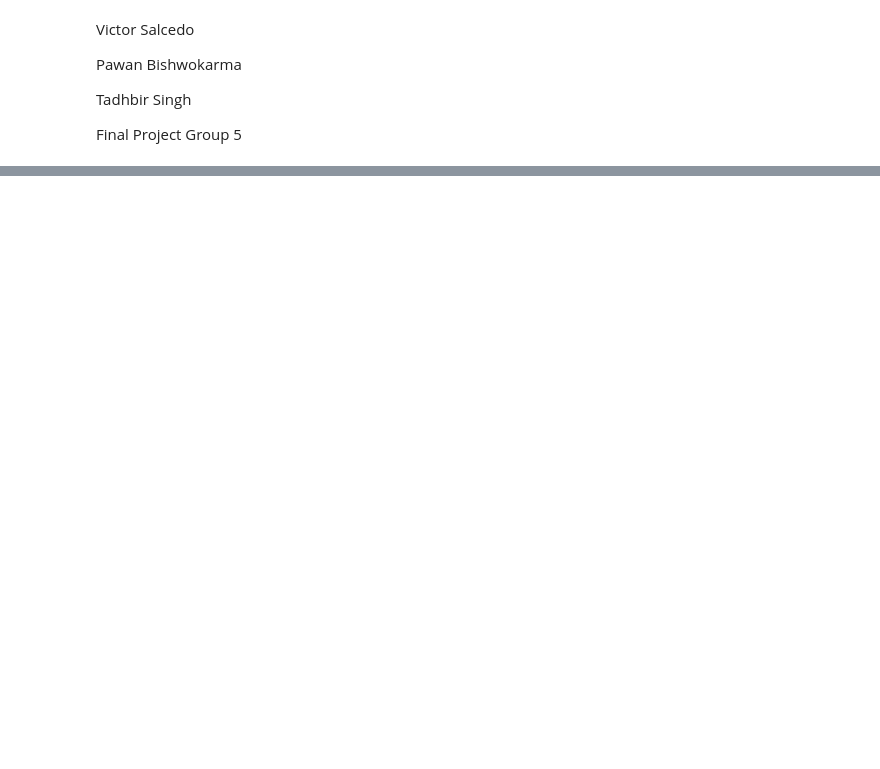
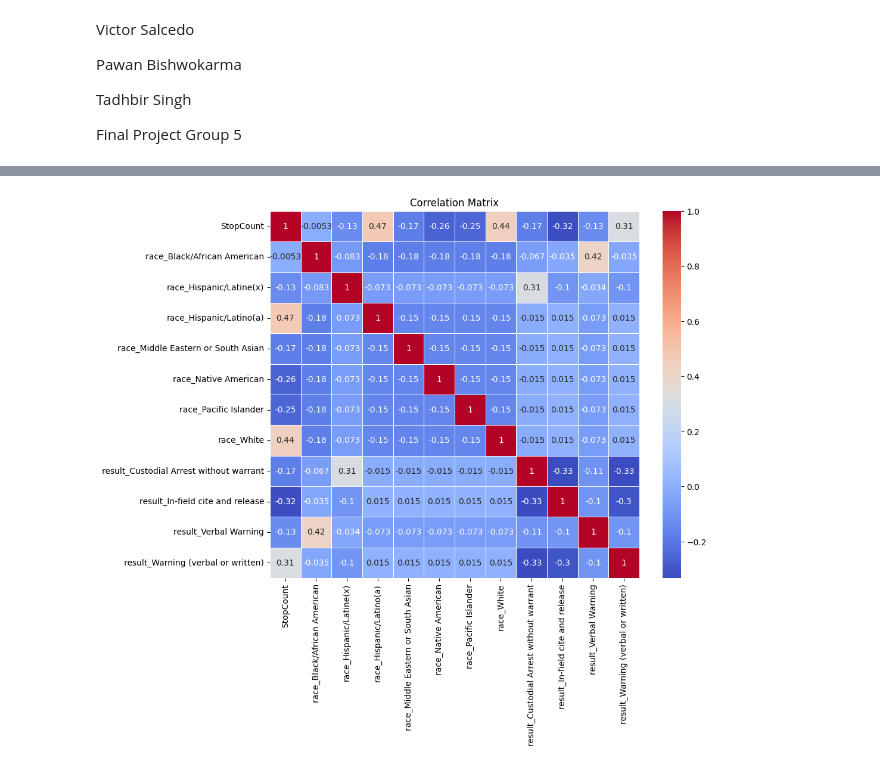
Before and after one commit to logicpro09/group5, a Jupyter notebook: Final_Project_Group5.ipynb, the cells around one changed output, grey strips where cells are left out. Cells and saved outputs as stored; diff of their text form; code cells hidden in the pictures; blank space fills up the shorter version.

```diff
--- a/Final_Project_Group5.ipynb
+++ b/Final_Project_Group5.ipynb
@@ -29,0 +21,3 @@ df.head()
+# %%
+combined_df = pd.merge(stops_df, race_df, on='stop_id')
+combined_df.head()
@@ -29,0 +31,4 @@ df.head()
+# %%
+print(combined_df.isnull().sum())
+
+combined_df.dropna(inplace=True)
@@ -29,0 +95,6 @@ df.head()
+# %%
+#aggregate data by race and results
+grouped_data = combined_df.groupby(['race', 'result']).size().reset_index(name='StopCount')
+# %%
+# convert cataegorical variables, race and result to numerical
+encoded_data = pd.get_dummies(grouped_data, columns=['race', 'result'], drop_first=True)
@@ -29,0 +142,12 @@ df.head()
+# %%
+import seaborn as sns
+import matplotlib.pyplot as plt
+
+correlation_matrix = encoded_data.corr()
+
+plt.figure(figsize=(10, 8))
+sns.heatmap(correlation_matrix, annot=True, cmap='coolwarm', linewidths=0.5)
+plt.title('Correlation Matrix')
+plt.show()
+# %% [output]
+[figure, added]
```
Also changed, not shown: parts of 10 cells of this notebook.
